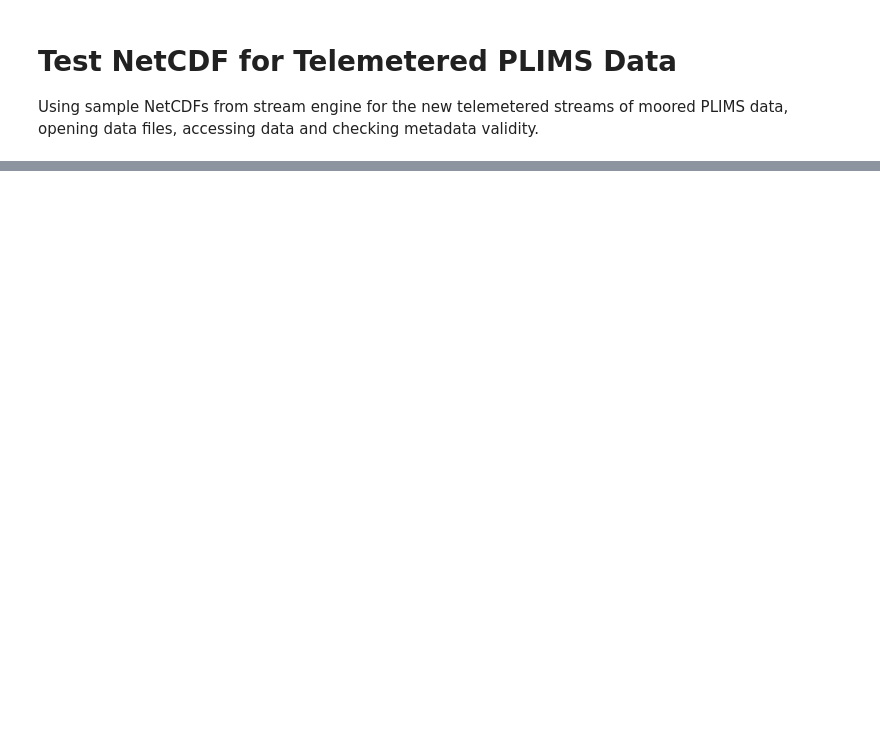
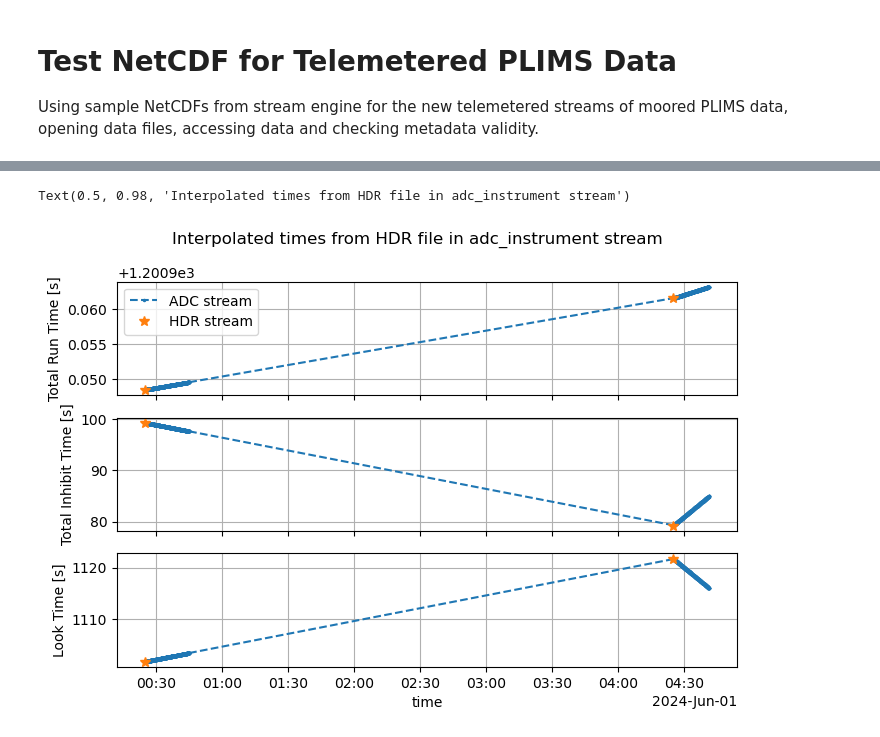
Before and after one commit to cooleyky/pioneer-20, a Jupyter notebook: plims_netcdf_test.ipynb, the cells around one changed output, grey strips where cells are left out. Cells and saved outputs as stored; diff of their text form; code cells hidden in the pictures; blank space fills up the shorter version.

```diff
--- a/plims_netcdf_test.ipynb
+++ b/plims_netcdf_test.ipynb
@@ -13,0 +132,18 @@ ds_adc = xr.load_dataset(path, engine="netcdf4")
+# %%
+fig, axs = plt.subplots(3, 1, figsize=(8,5), sharex=True)
+ds_adc.look_time[0:2000].plot(marker='.', markersize=3, linestyle='--', ax=axs[2])
+ds_hdr.look_time[0:2].plot(ax=axs[2], marker='*', markersize=7, linestyle='none')
+axs[2].grid()
+ds_adc.run_time[0:2000].plot(marker='.', markersize=3, linestyle='--', ax=axs[0], label="ADC stream")
+ds_hdr.run_time[0:2].plot(ax=axs[0], marker='*', markersize=7, linestyle='none', label="HDR stream")
+axs[0].legend()
+axs[0].set_xlabel("")
+axs[0].grid()
+ds_adc.inhibit_time[0:2000].plot(marker='.', markersize=3, linestyle='--', ax=axs[1])
+ds_hdr.inhibit_time[0:2].plot(ax=axs[1], marker='*', markersize=7, linestyle='none')
+axs[1].set_xlabel("")
+axs[1].grid()
+plt.suptitle("Interpolated times from HDR file in adc_instrument stream")
+# %% [output]
+Text(0.5, 0.98, 'Interpolated times from HDR file in adc_instrument stream')
+[figure, added]
```
Also changed, not shown: parts of 23 cells of this notebook.
